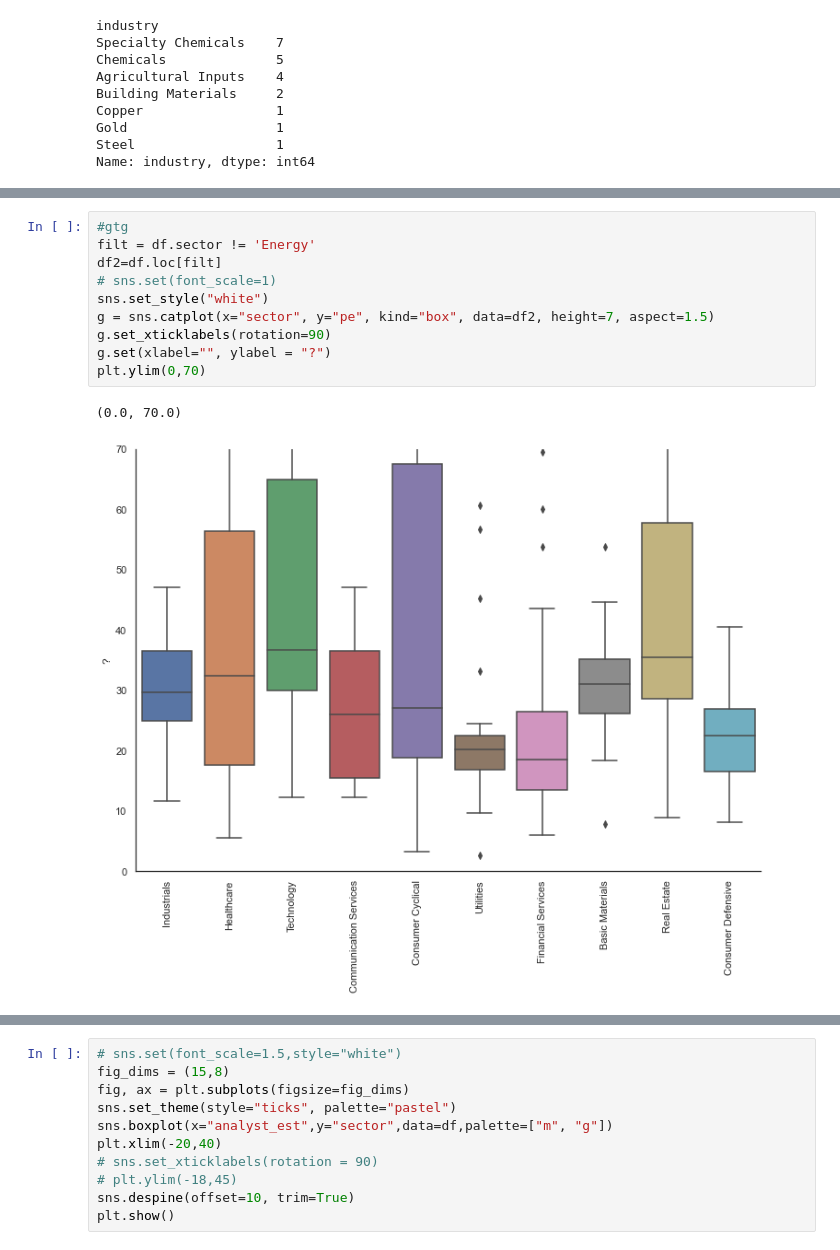
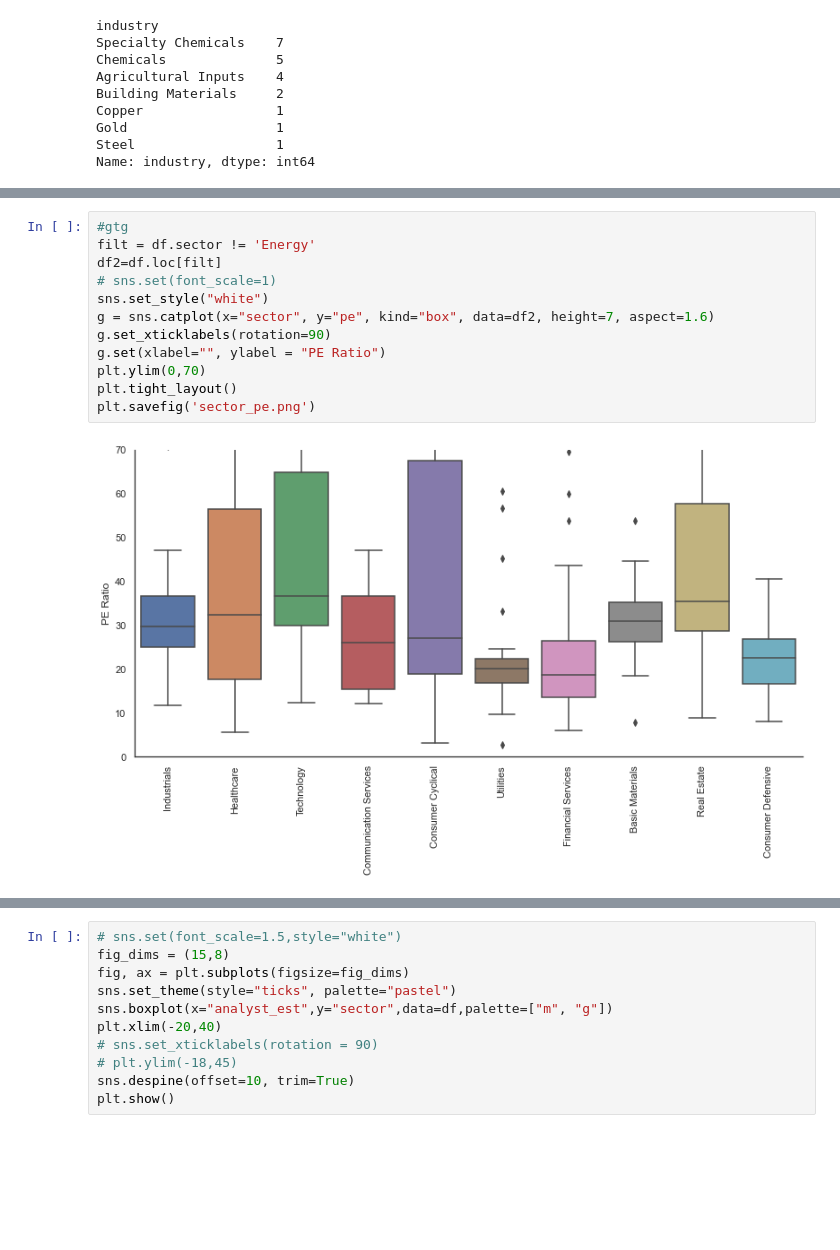
Before and after one commit to egn202/Python_Scrapy_SP500_Stocks, a Jupyter notebook: clean_data/visuals_and_sector_analysis.ipynb, the cells around one changed output, grey strips where cells are left out. Drawn from its saved outputs; the diff is of its cells as text; blank space fills up the shorter version.

Commit message:
update to visuals

```diff
--- a/clean_data/exploratory_scratch.ipynb
+++ b/clean_data/visuals_and_sector_analysis.ipynb
@@ -109,14 +79,15 @@ g.set(xlabel="# of Companies", ylabel = "Sector")
 # %%
 #gtg
 filt = df.sector != 'Energy'
 df2=df.loc[filt]
 # sns.set(font_scale=1)
 sns.set_style("white")
-g = sns.catplot(x="sector", y="pe", kind="box", data=df2, height=7, aspect=1.5)
+g = sns.catplot(x="sector", y="pe", kind="box", data=df2, height=7, aspect=1.6)
 g.set_xticklabels(rotation=90)
-g.set(xlabel="", ylabel = "?")
+g.set(xlabel="", ylabel = "PE Ratio")
 plt.ylim(0,70)
+plt.tight_layout()
+plt.savefig('sector_pe.png')
 # %% [output]
-(0.0, 70.0)
-[figure, old version]
+[figure, new version]
 # %%
```
Also changed, not shown: parts of 12 cells of this notebook, 1 other file.
